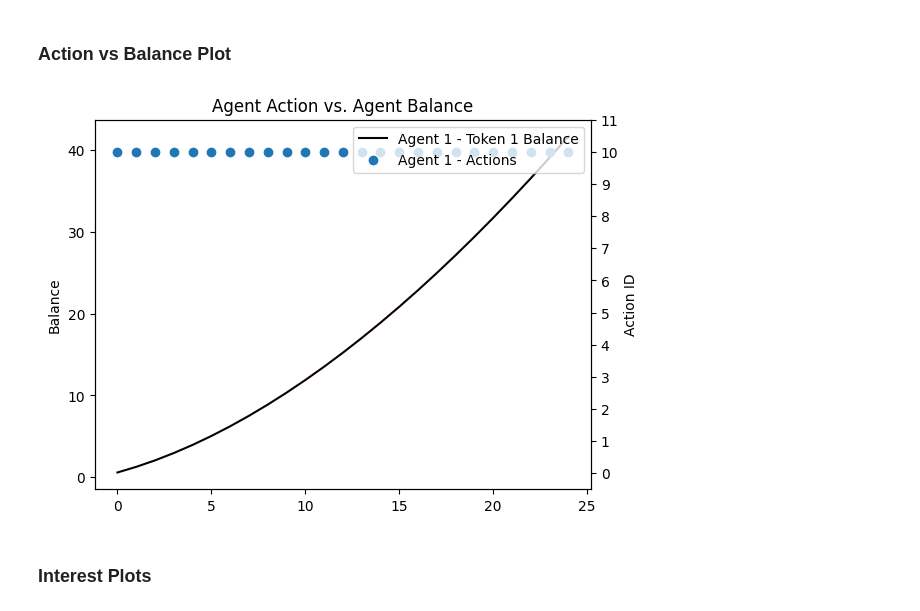
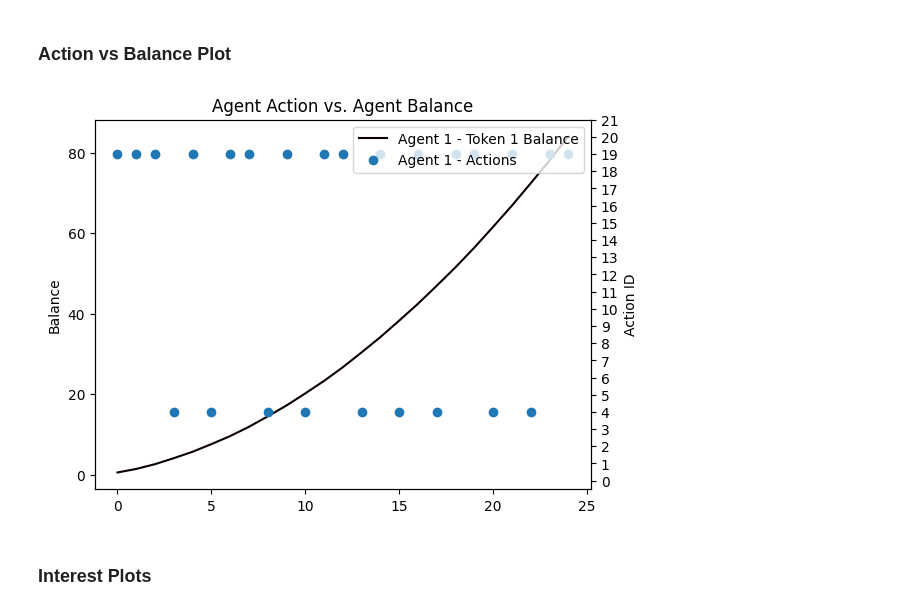
Before and after one commit to buehrerc/MAAC-auto-gov, a Jupyter notebook: analysis/generate_plots.ipynb, the cells around one changed output. Cells and saved outputs as stored; diff of their text form; code cells hidden in the pictures.

```diff
--- a/analysis/generate_plots.ipynb
+++ b/analysis/generate_plots.ipynb
@@ -145,28 +145,28 @@ Index(['agent0/lp_0_pool_0/total_supply_token',
 # %%
 fig, ax = plt.subplots()
 # df_plot = df[['agent0/lp_0_pool_0/borrow_interest_rate', 'agent0/lp_0_pool_1/borrow_interest_rate', 'agent0/lp_1_pool_0/borrow_interest_rate', 'agent0/lp_1_pool_1/borrow_interest_rate']].copy(deep=True)
 # df_plot.columns = ['Lending Protocol 0 - PLF Pool 0', 'Lending Protocol 0 - PLF Pool 1', 'Lending Protocol 1 - PLF Pool 0', 'Lending Protocol 1 - PLF Pool 1',]
 df_plot = df[['agent0/agent1/token_1_balance']].copy(deep=True)
 df_plot.columns = ['Agent 1 - Token 1 Balance']
 df_plot.plot(ax=ax, colormap='hot')
 ax.get_legend().remove()
 ax.set(ylabel="Balance")
 
 
 ax2 = ax.twinx()
 
-df_plot = df[['action/agent_1']].copy(deep=True)
+df_plot = df[['action/agent_2']].copy(deep=True)
 df_plot.columns = ['Agent 1 - Actions']
 ax2.scatter(x=df_plot.index.values, y=df_plot["Agent 1 - Actions"].values)
 ax2.set_title("Agent Action vs. Agent Balance")
 ax2.set(xlabel="Time (t)", ylabel="Action ID")
-ax2.set_ylim(-0.5, 11)
-ax2.set_yticks(np.arange(0, 12))
+ax2.set_ylim(-0.5, 21)
+ax2.set_yticks(np.arange(0, 22))
 
 fig.legend(["Agent 1 - Token 1 Balance", 'Agent 1 - Actions',], bbox_to_anchor=(0.9, 0.88))
 fig.savefig(f"./plots/session_{session_id}_action_vs_balance")
 # %% [output]
-[figure, old version]
+[figure, new version]
 # %% [markdown]
 ### Interest Plots
 # %%
```
Also changed, not shown: parts of 1 cell of this notebook, 5 other files.
